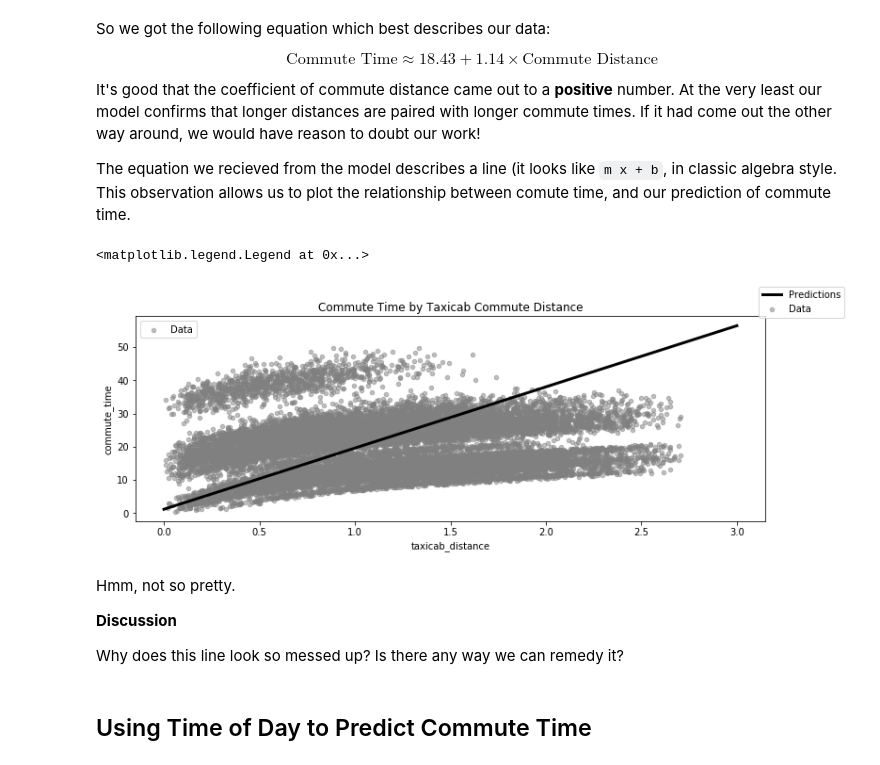
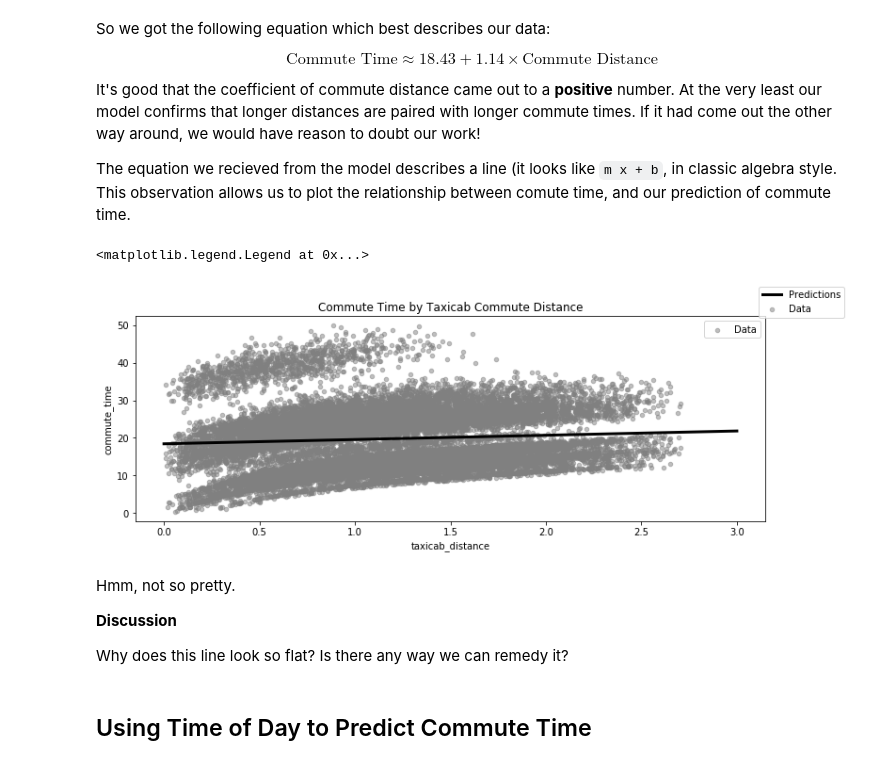
Before and after one commit to QCaudron/ml_101, a Jupyter notebook: 2_Linear_models/linear-regression.ipynb, the cells around one changed output. Drawn from its saved outputs; the diff is of its cells as text; code cells hidden in the pictures.

Commit message:
Fix bug in plot of predicted values.

```diff
--- a/2_Linear_models/linear-regression.ipynb
+++ b/2_Linear_models/linear-regression.ipynb
@@ -536,20 +536,20 @@ def plot_line(ax, slope, intercept, linewidth=3, color="black"):
 # %%
 fig, ax = plt.subplots(figsize=(12, 4))
 
 train_data_raw.plot(ax=ax, kind='scatter', x='taxicab_distance', y='commute_time',
                     color='gray', alpha=0.5, label="Data")
-plot_line(ax, model_only_distance.intercept_, model_only_distance.coef_)
+plot_line(ax, model_only_distance.coef_, model_only_distance.intercept_)
 ax.set_title("Commute Time by Taxicab Commute Distance")
 fig.legend()
 # %% [output]
 <matplotlib.legend.Legend at 0x...>
-[figure, old version]
+[figure, new version]
 # %% [markdown]
 Hmm, not so pretty.
 
 **Discussion**
 
-Why does this line look so messed up?  Is there any way we can remedy it?
+Why does this line look so flat?  Is there any way we can remedy it?
 # %% [markdown]
 ## Using Time of Day to Predict Commute Time
 # %% [markdown]
```
